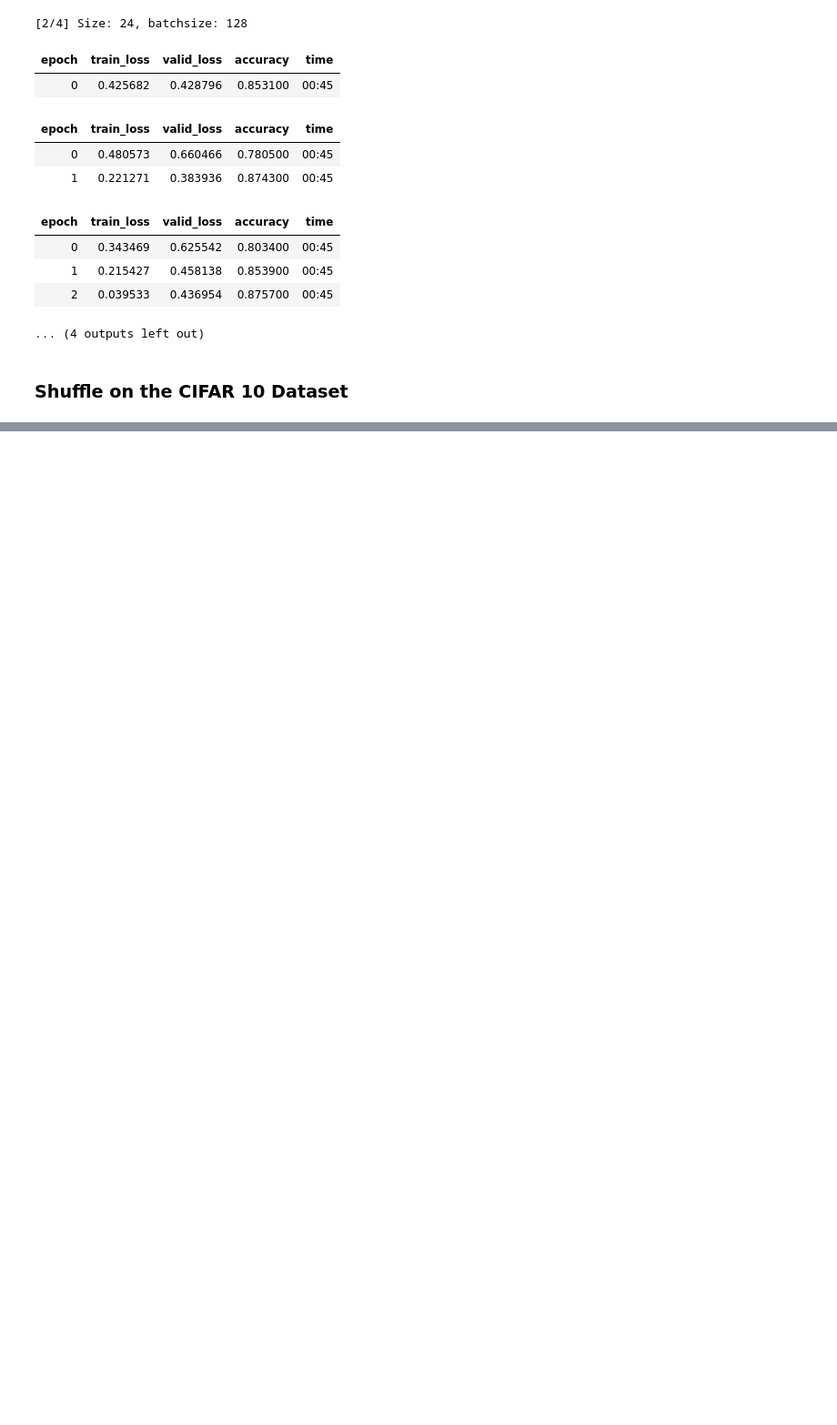
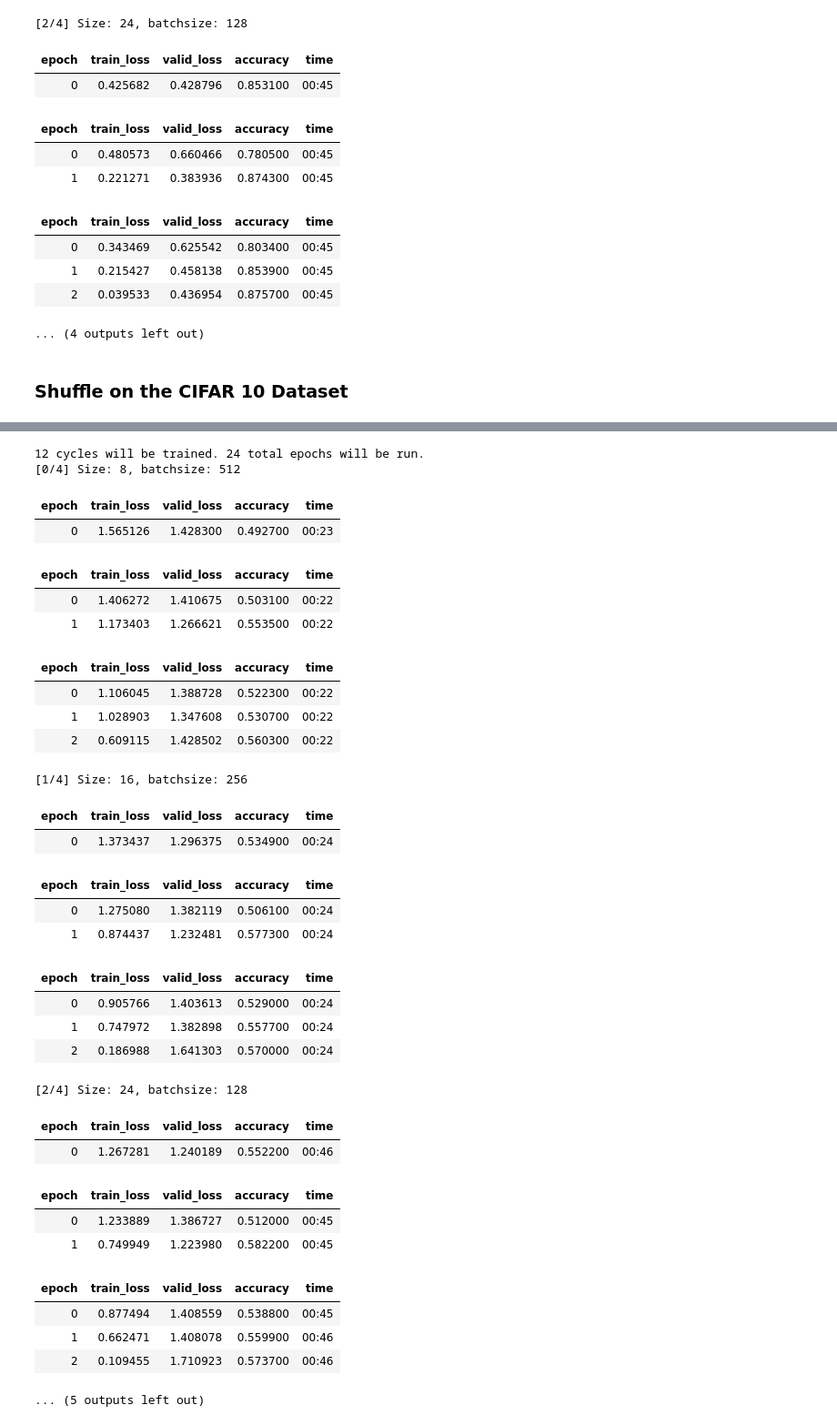
Before and after one commit to ngundotra/topology-research, a Jupyter notebook: GlobalShuffle-CIFAR10.ipynb, the cells around one changed output, grey strips where cells are left out. Shown: that part at 91% size. Drawn from its saved outputs; the diff is of its cells as text; code cells hidden in the pictures; blank space fills up the shorter version.

```diff
--- a/GlobalShuffle-CIFAR10.ipynb
+++ b/GlobalShuffle-CIFAR10.ipynb
@@ -294,0 +318,35 @@ torch.Size([32, 32, 3])
+# %%
+train_cycles(models.wrn_22(), (8,16,24,32), (512, 256, 128, 128), 3, with_shuffle=True)
+# %% [output]
+12 cycles will be trained. 24 total epochs will be run.
+[0/4] Size: 8, batchsize: 512
+| epoch | train_loss | valid_loss | accuracy | time |
+| 0 | 1.565126 | 1.428300 | 0.492700 | 00:23 |
+| epoch | train_loss | valid_loss | accuracy | time |
+| 0 | 1.406272 | 1.410675 | 0.503100 | 00:22 |
+| 1 | 1.173403 | 1.266621 | 0.553500 | 00:22 |
+| epoch | train_loss | valid_loss | accuracy | time |
+| 0 | 1.106045 | 1.388728 | 0.522300 | 00:22 |
+| 1 | 1.028903 | 1.347608 | 0.530700 | 00:22 |
+| 2 | 0.609115 | 1.428502 | 0.560300 | 00:22 |
+[1/4] Size: 16, batchsize: 256
+| epoch | train_loss | valid_loss | accuracy | time |
+| 0 | 1.373437 | 1.296375 | 0.534900 | 00:24 |
+| epoch | train_loss | valid_loss | accuracy | time |
+| 0 | 1.275080 | 1.382119 | 0.506100 | 00:24 |
+| 1 | 0.874437 | 1.232481 | 0.577300 | 00:24 |
+| epoch | train_loss | valid_loss | accuracy | time |
+| 0 | 0.905766 | 1.403613 | 0.529000 | 00:24 |
+| 1 | 0.747972 | 1.382898 | 0.557700 | 00:24 |
+| 2 | 0.186988 | 1.641303 | 0.570000 | 00:24 |
+[2/4] Size: 24, batchsize: 128
+| epoch | train_loss | valid_loss | accuracy | time |
+| 0 | 1.267281 | 1.240189 | 0.552200 | 00:46 |
+| epoch | train_loss | valid_loss | accuracy | time |
+| 0 | 1.233889 | 1.386727 | 0.512000 | 00:45 |
+| 1 | 0.749949 | 1.223980 | 0.582200 | 00:45 |
+| epoch | train_loss | valid_loss | accuracy | time |
+| 0 | 0.877494 | 1.408559 | 0.538800 | 00:45 |
+| 1 | 0.662471 | 1.408078 | 0.559900 | 00:46 |
+| 2 | 0.109455 | 1.710923 | 0.573700 | 00:46 |
+... (5 outputs left out)
```
Also changed, not shown: parts of 12 cells of this notebook.
